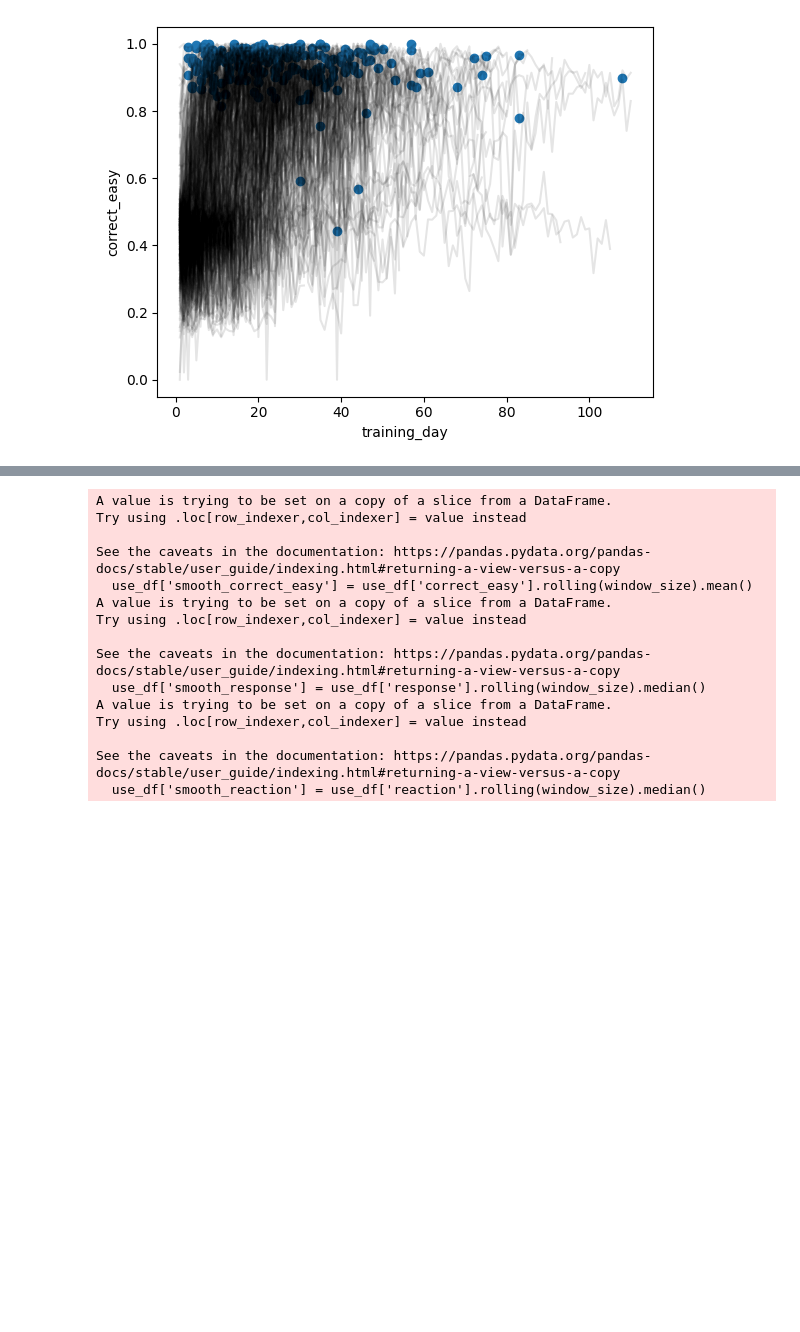
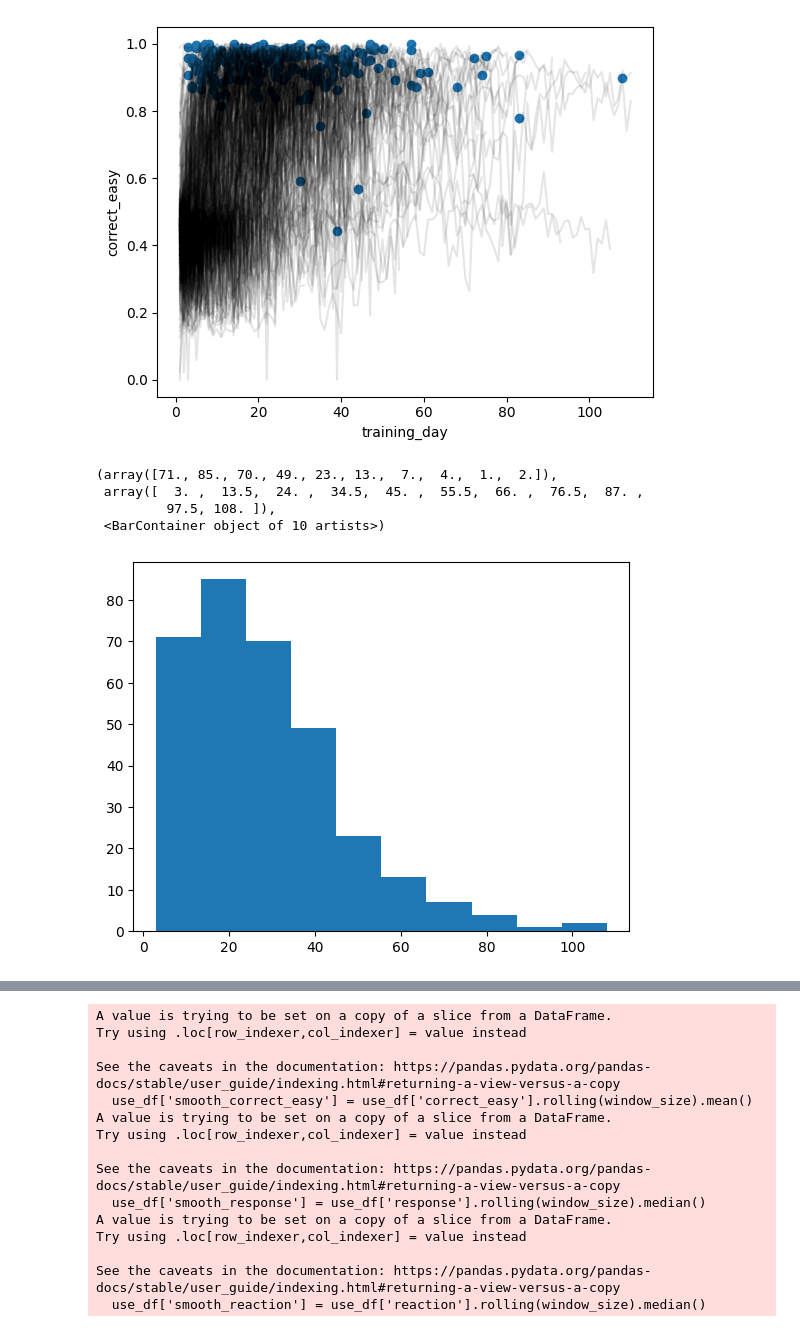
Before and after one commit to ineslaranjeira/representation_learning_variability, a Jupyter notebook: Learning overview/first_pass_analyses.ipynb, the cells around one changed output, grey strips where cells are left out. Saved outputs shown, nothing was run; the diff lists cells and outputs as text; code cells hidden in the pictures; blank space fills up the shorter version.

```diff
--- a/Learning overview/first_pass_analyses.ipynb
+++ b/Learning overview/first_pass_analyses.ipynb
@@ -109,3 +111,14 @@ plt.scatter(x='training_time', y='correct_easy', data=mouse_time)
+# %%
+mouse_perf = pd.DataFrame(trials.groupby(['subject_nickname', 'training_time'])
+                        ['correct_easy'].mean())
+mouse_perf = mouse_perf.reset_index(level=[0, 1])
+plt.hist(mouse_perf['training_time'])
+# %% [output]
+(array([71., 85., 70., 49., 23., 13.,  7.,  4.,  1.,  2.]),
+ array([  3. ,  13.5,  24. ,  34.5,  45. ,  55.5,  66. ,  76.5,  87. ,
+         97.5, 108. ]),
+ <BarContainer object of 10 artists>)
+[figure, added]
 # %%
 
 mouse_perf = pd.DataFrame(trials.groupby(['subject_nickname', 'training_day', 'quantile'])
```
Also changed, not shown: parts of 3 cells of this notebook, 4 other files.
